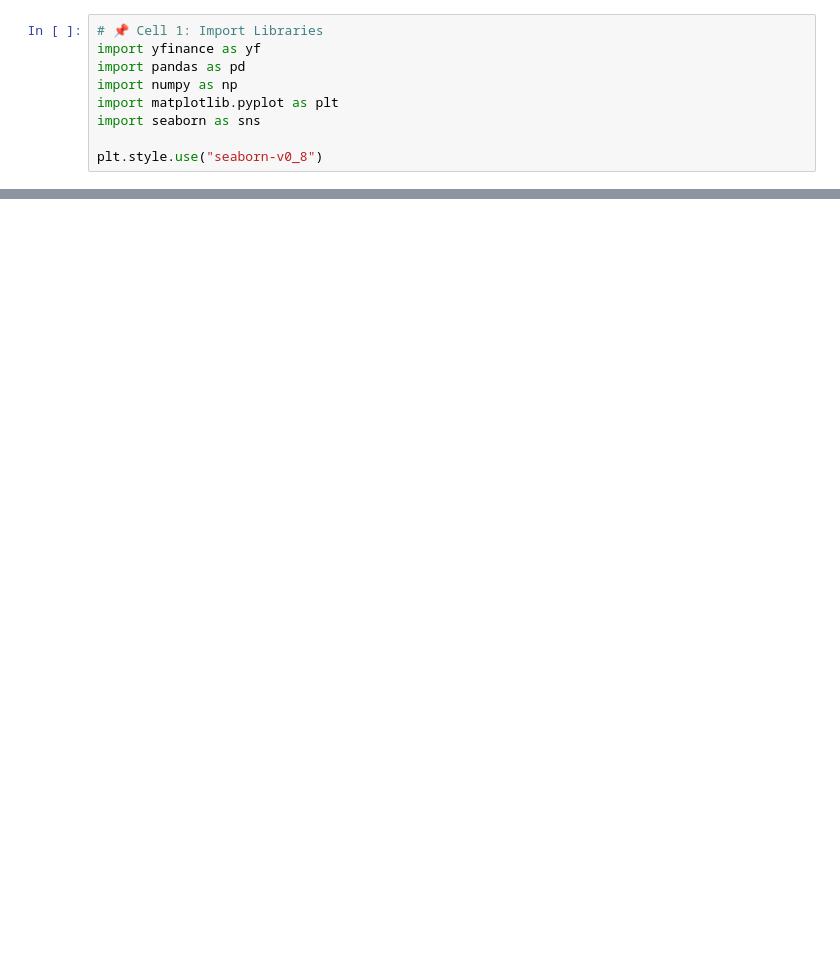
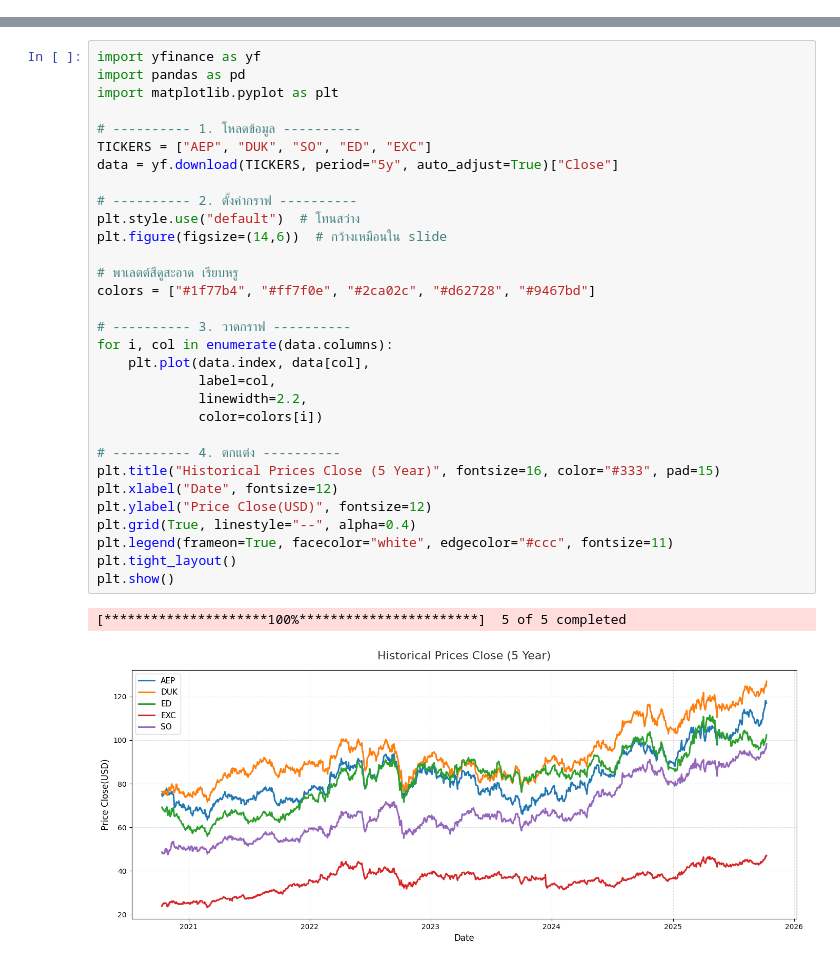
Before and after one commit to Keetasin/US-Utilities-Forecast, a Jupyter notebook: notebooks/EDA_semi.ipynb, the cells around one changed output, grey strips where cells are left out. Cells and saved outputs as stored; diff of their text form; blank space fills up the shorter version.

```diff
--- a/notebooks/EDA_semi.ipynb
+++ b/notebooks/EDA_semi.ipynb
@@ -1,9 +0,0 @@
-# %%
-# 📌 Cell 1: Import Libraries
-import yfinance as yf
-import pandas as pd
-import numpy as np
-import matplotlib.pyplot as plt
-import seaborn as sns
-
-plt.style.use("seaborn-v0_8")
@@ -138,0 +124,34 @@ plt.show()
+# %%
+import yfinance as yf
+import pandas as pd
+import matplotlib.pyplot as plt
+
+# ---------- 1. โหลดข้อมูล ----------
+TICKERS = ["AEP", "DUK", "SO", "ED", "EXC"]
+data = yf.download(TICKERS, period="5y", auto_adjust=True)["Close"]
+
+# ---------- 2. ตั้งค่ากราฟ ----------
+plt.style.use("default")  # โทนสว่าง
+plt.figure(figsize=(14,6))  # กว้างเหมือนใน slide
+
+# พาเลตต์สีดูสะอาด เรียบหรู
+colors = ["#1f77b4", "#ff7f0e", "#2ca02c", "#d62728", "#9467bd"]
+
+# ---------- 3. วาดกราฟ ----------
+for i, col in enumerate(data.columns):
+    plt.plot(data.index, data[col],
+             label=col,
+             linewidth=2.2,
+             color=colors[i])
+
+# ---------- 4. ตกแต่ง ----------
+plt.title("Historical Prices Close (5 Year)", fontsize=16, color="#333", pad=15)
+plt.xlabel("Date", fontsize=12)
+plt.ylabel("Price Close(USD)", fontsize=12)
+plt.grid(True, linestyle="--", alpha=0.4)
+plt.legend(frameon=True, facecolor="white", edgecolor="#ccc", fontsize=11)
+plt.tight_layout()
+plt.show()
+# %% [output]
+[*********************100%***********************]  5 of 5 completed
+[figure, added]
```
Also changed, not shown: parts of 18 cells of this notebook.
